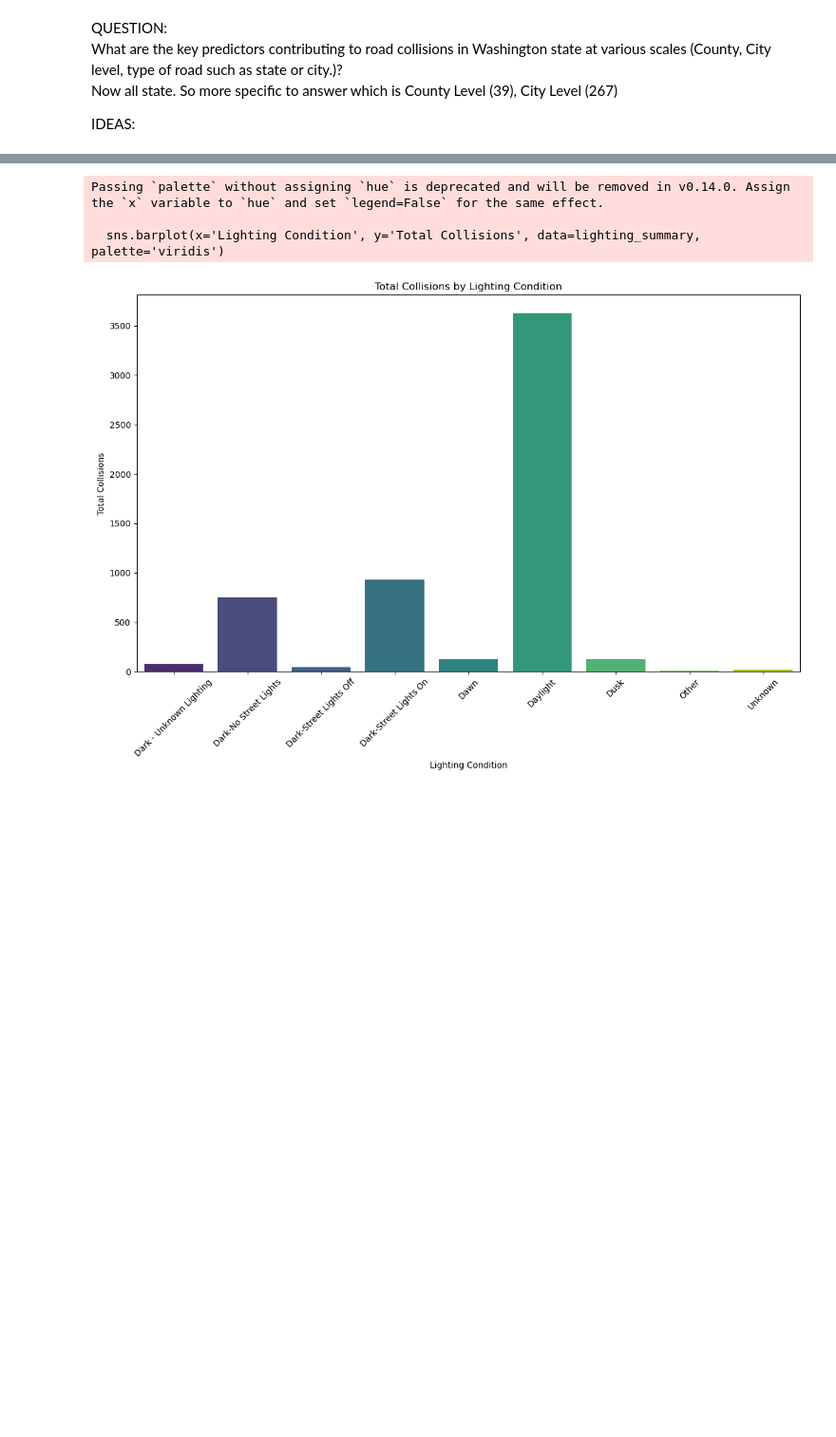
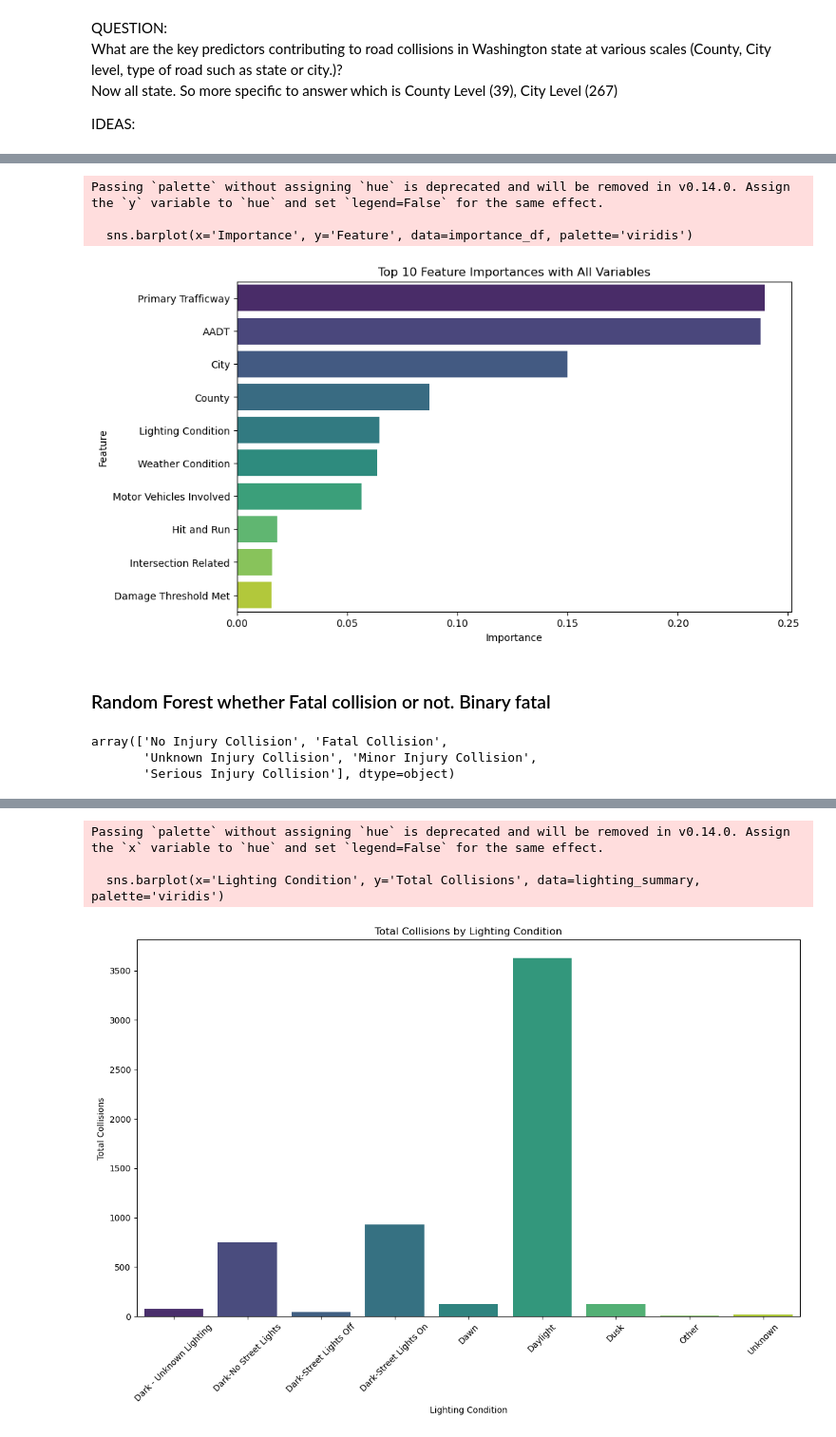
Before and after one commit to anasfathul/ECON481_FinalProject, a Jupyter notebook: AnasFathul_Analysis.ipynb, the cells around one changed output, grey strips where cells are left out. Shown: that part at 95% size. Drawn from its saved outputs; the diff is of its cells as text; code cells hidden in the pictures; blank space fills up the shorter version.

```diff
--- a/AnasFathul_Analysis.ipynb
+++ b/AnasFathul_Analysis.ipynb
@@ -83,0 +153,22 @@ IDEAS:
+# %%
+# Visualizing feature importances
+plt.figure(figsize=(10, 6))
+sns.barplot(x='Importance', y='Feature', data=importance_df, palette='viridis')
+plt.title('Top 10 Feature Importances with All Variables')
+plt.xlabel('Importance')
+plt.ylabel('Feature')
+plt.savefig('feature_importances.png', bbox_inches='tight')
+plt.show()
+# %% [output]
+Passing `palette` without assigning `hue` is deprecated and will be removed in v0.14.0. Assign the `y` variable to `hue` and set `legend=False` for the same effect.
+
+  sns.barplot(x='Importance', y='Feature', data=importance_df, palette='viridis')
+[figure, added]
+# %% [markdown]
+### Random Forest whether Fatal collision or not. Binary fatal
+# %%
+car_crash_data_cleaned['Injury Severity'].unique()
+# %% [output]
+array(['No Injury Collision', 'Fatal Collision',
+       'Unknown Injury Collision', 'Minor Injury Collision',
+       'Serious Injury Collision'], dtype=object)
```
Also changed, not shown: parts of 13 cells of this notebook, 3 other files.
